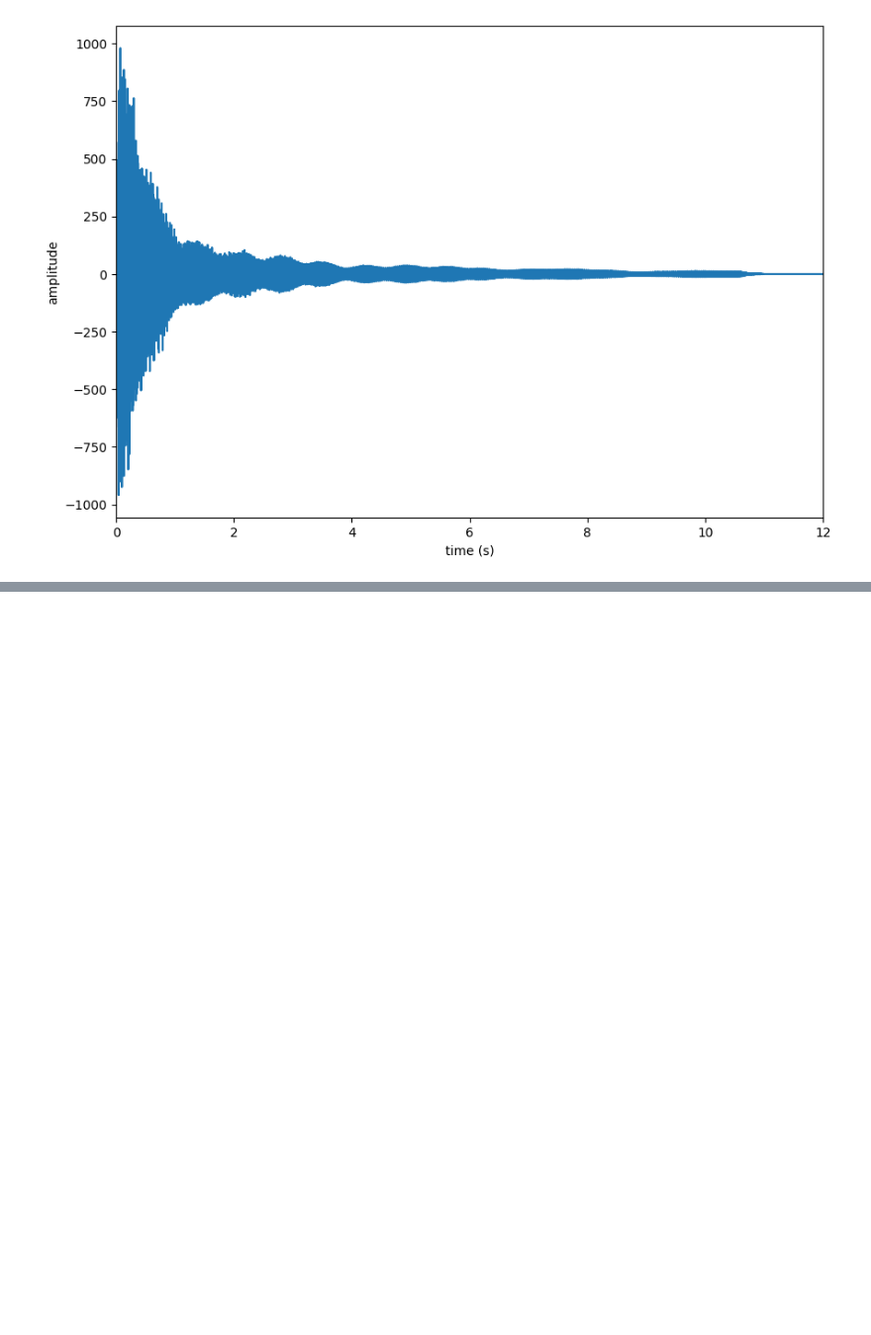
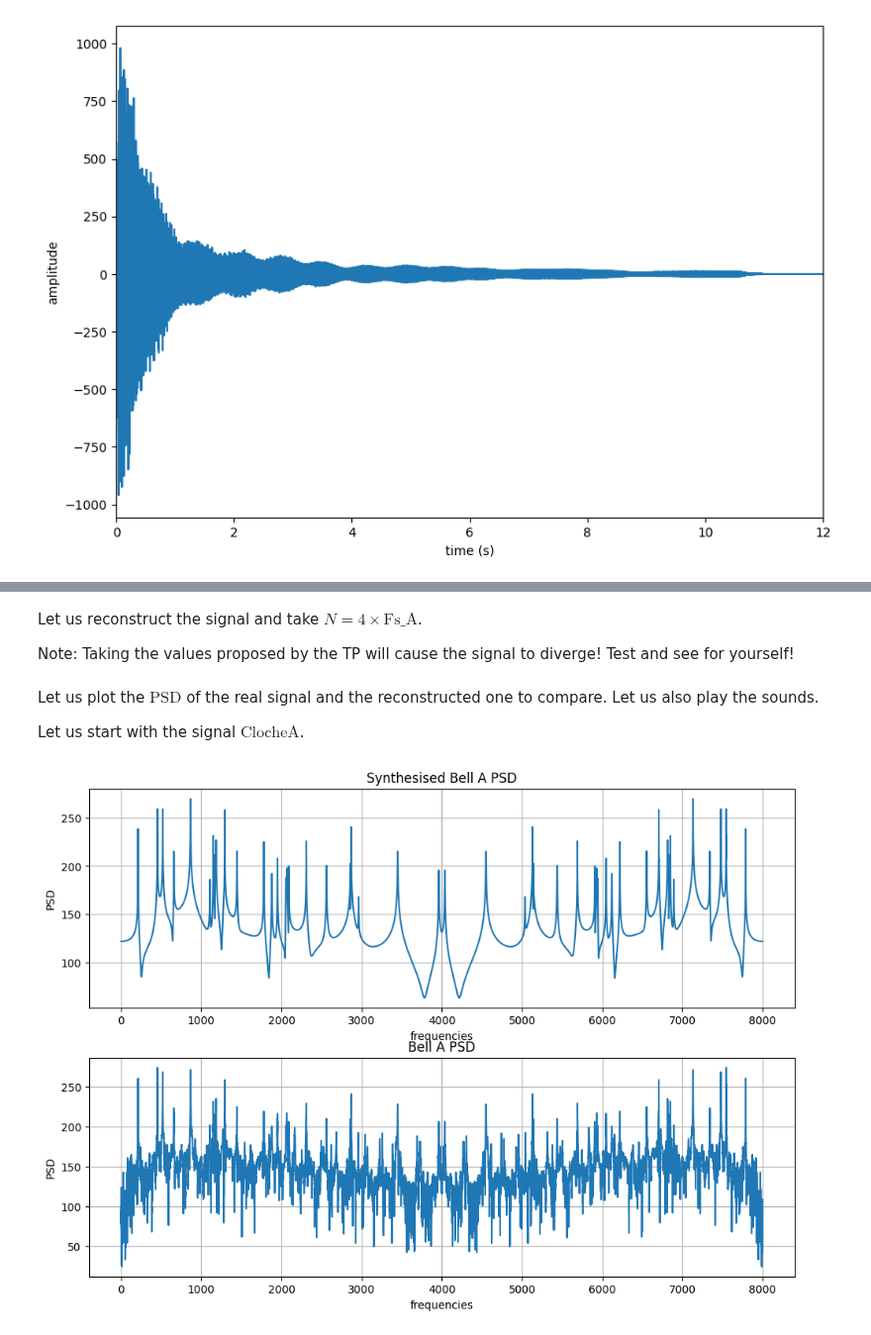
Before and after one commit to KHOUTAIBI/TSIA-TP, a Jupyter notebook: Time-Series-2/bell-TP/template-TP-HR.ipynb, the cells around one changed output, grey strips where cells are left out. Shown at 99% size. Cells and saved outputs as stored; diff of their text form; code cells hidden in the pictures; blank space fills up the shorter version.

Commit message:
finished final Time Series TP

```diff
--- a/Time-Series-2/bell-TP/template-TP-HR.ipynb
+++ b/Time-Series-2/bell-TP/template-TP-HR.ipynb
@@ -240,0 +417,54 @@ IPython.display.Audio("bell_A.wav")
+# %% [markdown]
+Let us reconstruct the signal and take $N = 4 \times \text{Fs\_A}$.
+
+Note: Taking the values proposed by the TP will cause the signal to diverge! Test and see for yourself!
+# %%
+# Parameters as asked in the question
+K = 54
+n = 512
+l = 1024
+N = 4 * Fs_A
+
+# Reconstruction of the signals A and B
+
+bell_A = bell_a[1_000: 1_000 + N]
+bell_B = bell_b[10_000: 10_000 + N]
+
+# Getting the parameters of the signals
+delta_bell_A, f_bell_A = Esprit(bell_A, n, K)
+a_empirical_A, phi_empirical_A = LeastSquares(bell_A, delta_bell_A, f_bell_A)
+
+delta_bell_B, f_bell_B, = Esprit(bell_B, n, K)
+a_empirical_B, phi_empirical_B = LeastSquares(bell_B, delta_bell_B, f_bell_B)
+# %%
+# Reconstructing the signal
+synthesised_signal_A = Synthesis(N, delta_bell_A, f_bell_A, a_empirical_A, phi_empirical_A)
+synthesised_signal_B = Synthesis(N, delta_bell_B, f_bell_B, a_empirical_B, phi_empirical_B)
+# %% [markdown]
+Let us plot the $\text{PSD}$ of the real signal and the reconstructed one to compare. Let us also play the sounds.
+
+Let us start with the signal $\text{ClocheA}$.
+# %%
+# Getting the periodogram of A
+periodogram_synthesised_A = np.abs(np.fft.fft(synthesised_signal_A))**2
+
+# plotting the results
+plt.figure(figsize=(10,7))
+plt.tight_layout()
+plt.subplot(2,1,1)
+plt.plot(np.linspace(0, Fs_A, len(synthesised_signal_A)), 10*np.log(periodogram_synthesised_A))
+plt.xlabel("frequencies")
+plt.ylabel("PSD")
+plt.title('Synthesised Bell A PSD')
+plt.grid()
+
+plt.subplot(2,1,2)
+plt.tight_layout()
+plt.plot(np.linspace(0, Fs_A, len(bell_a)), 10*np.log(periodogram_A))
+plt.title('Bell A PSD')
+plt.xlabel("frequencies")
+plt.ylabel("PSD")
+plt.grid()
+plt.show()
+# %% [output]
+[figure, added]
```
Also changed, not shown: parts of 54 cells of this notebook.
